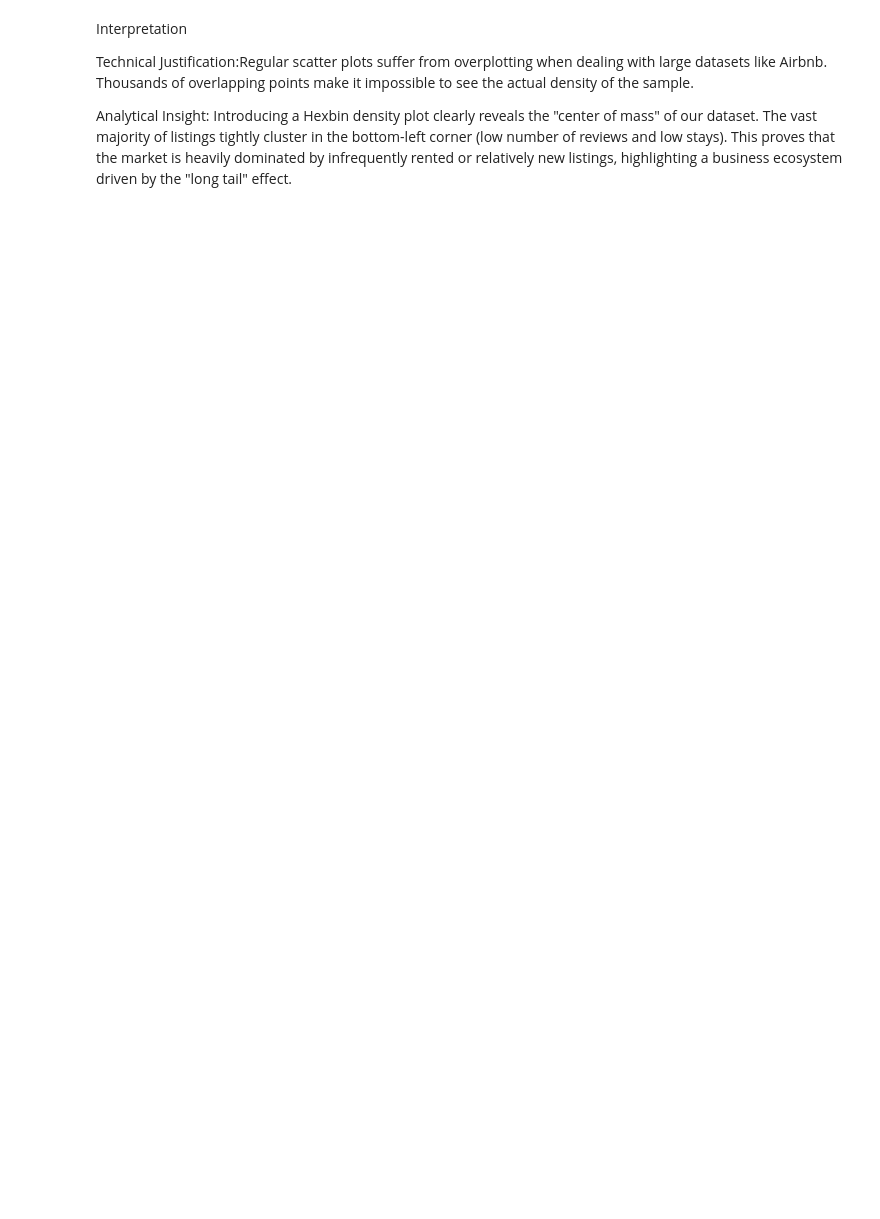
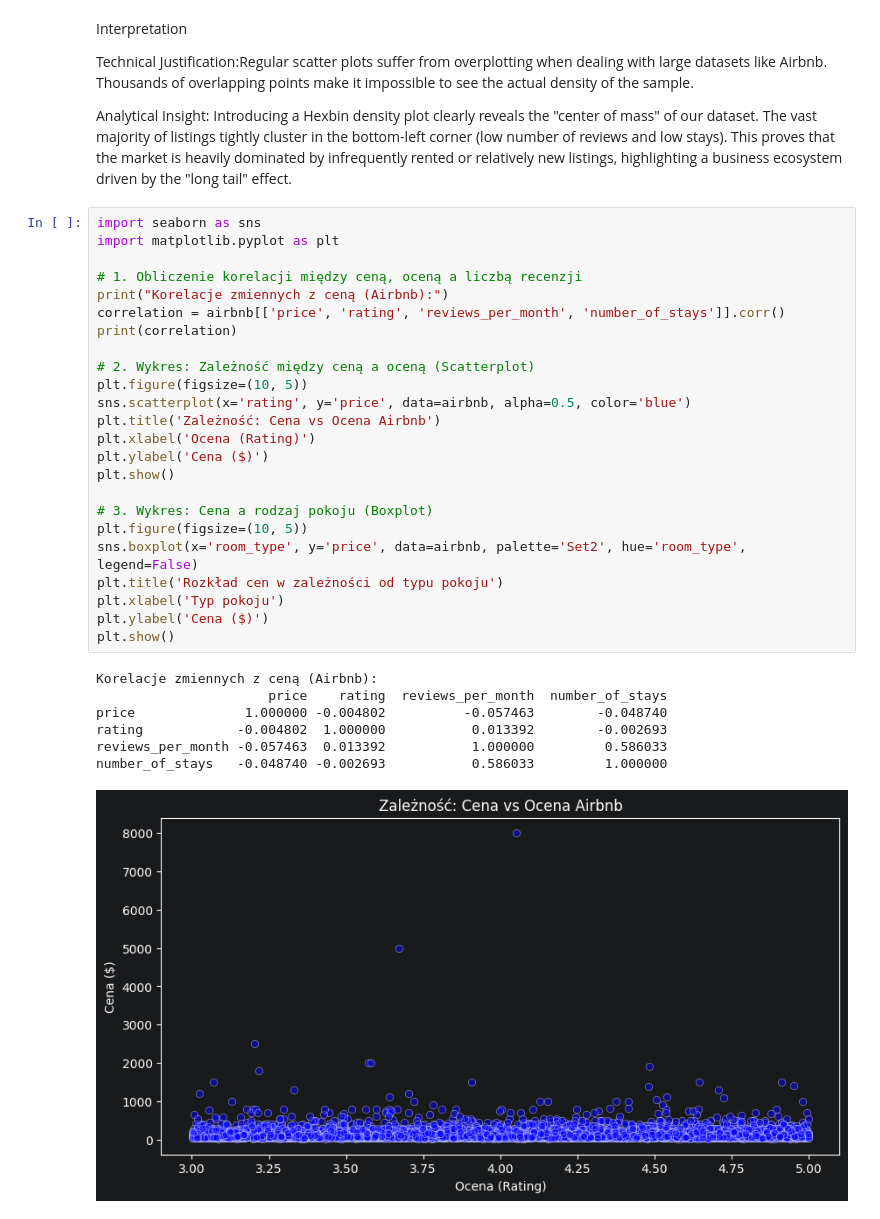
Before and after one commit to dulska-ola/Descriptive_stats_lab3, a Jupyter notebook: Cleaning_Data_in_Python_live_session.ipynb, the cells around one changed output. Cells and saved outputs as stored; diff of their text form; blank space fills up the shorter version.

Commit message:
dodane rzeczy na dole cleaning data

```diff
--- a/Cleaning_Data_in_Python_live_session.ipynb
+++ b/Cleaning_Data_in_Python_live_session.ipynb
@@ -1198,3 +1198,35 @@ Interpretation
 Technical Justification:Regular scatter plots suffer from overplotting when dealing with large datasets like Airbnb. Thousands of overlapping points make it impossible to see the actual density of the sample.
 
 Analytical Insight: Introducing a Hexbin density plot clearly reveals the "center of mass" of our dataset. The vast majority of listings tightly cluster in the bottom-left corner (low number of reviews and low stays). This proves that the market is heavily dominated by infrequently rented or relatively new listings, highlighting a business ecosystem driven by the "long tail" effect.
+# %%
+import seaborn as sns
+import matplotlib.pyplot as plt
+
+# 1. Obliczenie korelacji między ceną, oceną a liczbą recenzji
+print("Korelacje zmiennych z ceną (Airbnb):")
+correlation = airbnb[['price', 'rating', 'reviews_per_month', 'number_of_stays']].corr()
+print(correlation)
+
+# 2. Wykres: Zależność między ceną a oceną (Scatterplot)
+plt.figure(figsize=(10, 5))
+sns.scatterplot(x='rating', y='price', data=airbnb, alpha=0.5, color='blue')
+plt.title('Zależność: Cena vs Ocena Airbnb')
+plt.xlabel('Ocena (Rating)')
+plt.ylabel('Cena ($)')
+plt.show()
+
+# 3. Wykres: Cena a rodzaj pokoju (Boxplot)
+plt.figure(figsize=(10, 5))
+sns.boxplot(x='room_type', y='price', data=airbnb, palette='Set2', hue='room_type', legend=False)
+plt.title('Rozkład cen w zależności od typu pokoju')
+plt.xlabel('Typ pokoju')
+plt.ylabel('Cena ($)')
+plt.show()
+# %% [output]
+Korelacje zmiennych z ceną (Airbnb):
+                      price    rating  reviews_per_month  number_of_stays
+price              1.000000 -0.004802          -0.057463        -0.048740
+rating            -0.004802  1.000000           0.013392        -0.002693
+reviews_per_month -0.057463  0.013392           1.000000         0.586033
+number_of_stays   -0.048740 -0.002693           0.586033         1.000000
+[figure, added]
```
Also changed, not shown: parts of 21 cells of this notebook.
